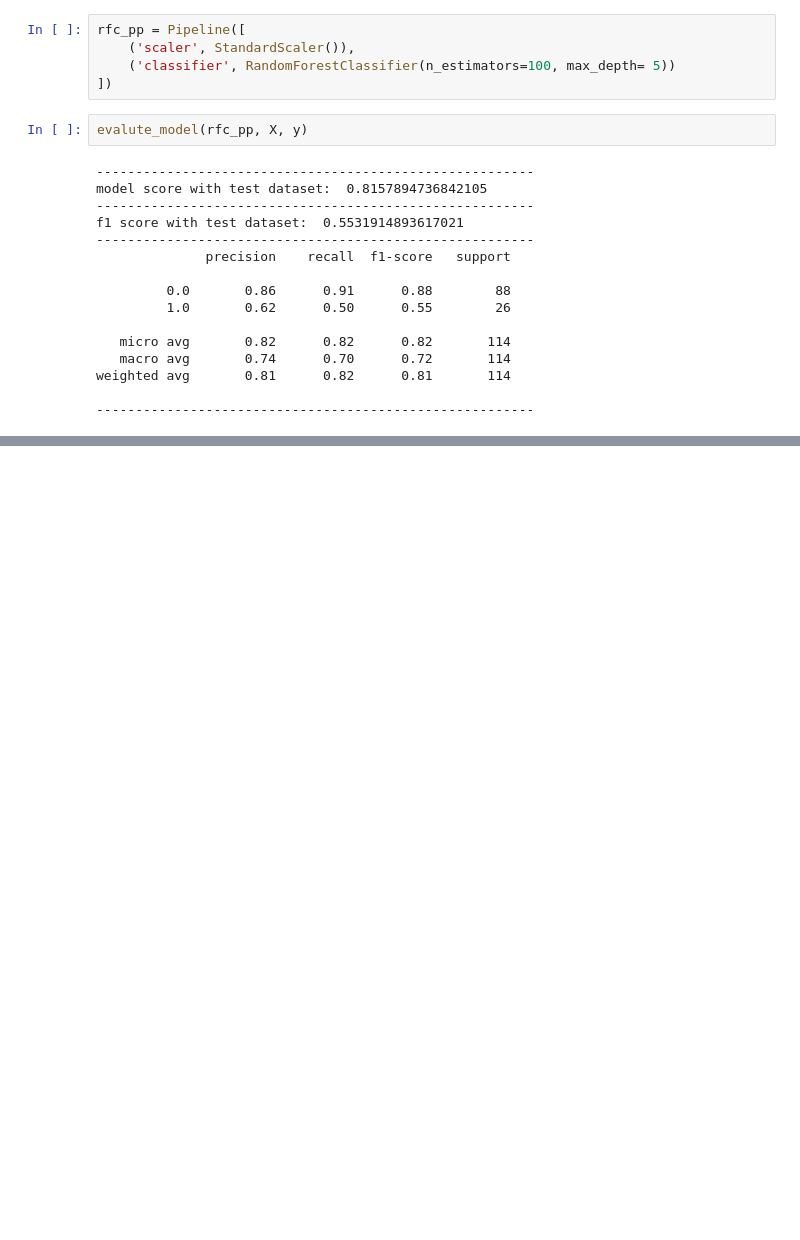
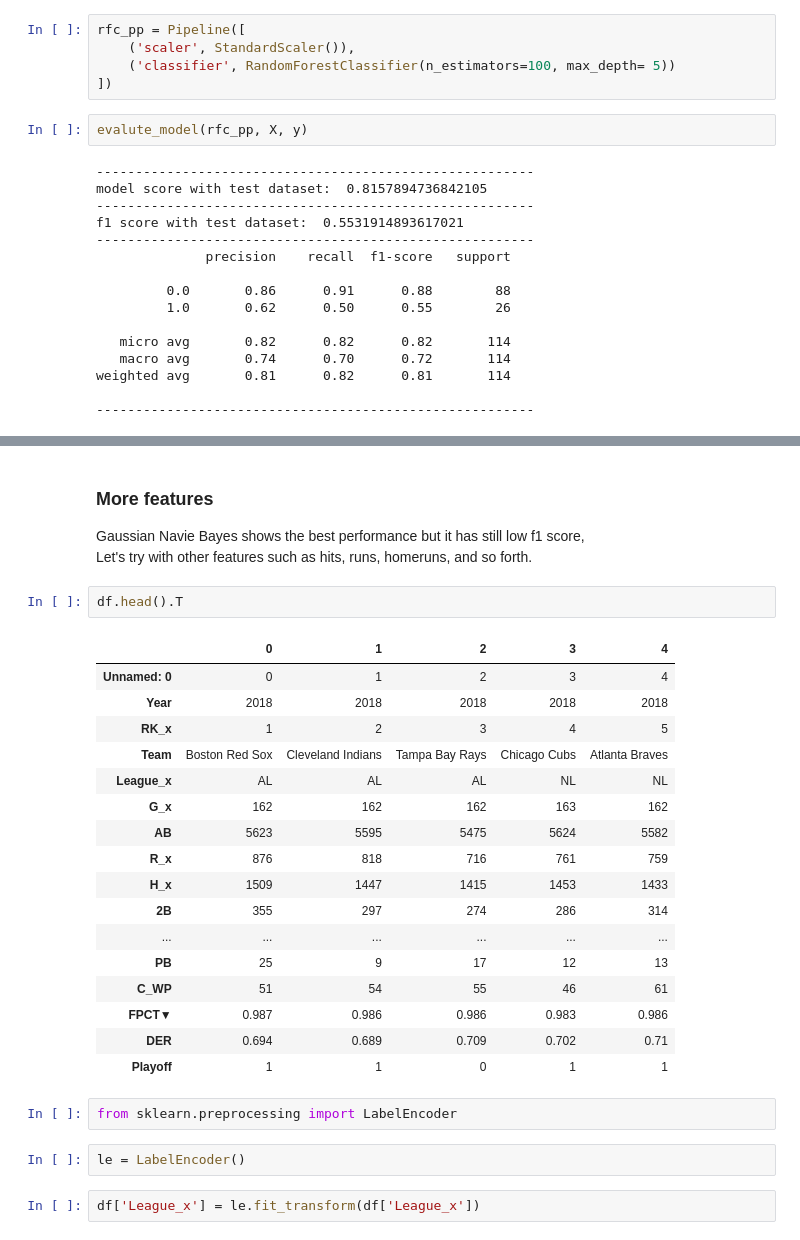
Before and after one commit to Teosoft7/predict_mlb, a Jupyter notebook: predict_MLB.ipynb, the cells around one changed output, grey strips where cells are left out. Saved outputs shown, nothing was run; the diff lists cells and outputs as text; blank space fills up the shorter version.

Commit message:
add prediction model with other features

```diff
--- a/predict_MLB.ipynb
+++ b/predict_MLB.ipynb
@@ -770,0 +800,31 @@ weighted avg       0.81      0.82      0.81       114
+# %% [markdown]
+### More features
+
+Gaussian Navie Bayes shows the best performance but it has still low f1 score,
+Let's try with other features such as hits, runs, homeruns, and so forth.
+# %%
+df.head().T
+# %% [output]
+|  | 0 | 1 | 2 | 3 | 4 |
+| Unnamed: 0 | 0 | 1 | 2 | 3 | 4 |
+| Year | 2018 | 2018 | 2018 | 2018 | 2018 |
+| RK_x | 1 | 2 | 3 | 4 | 5 |
+| Team | Boston Red Sox | Cleveland Indians | Tampa Bay Rays | Chicago Cubs | Atlanta Braves |
+| League_x | AL | AL | AL | NL | NL |
+| G_x | 162 | 162 | 162 | 163 | 162 |
+| AB | 5623 | 5595 | 5475 | 5624 | 5582 |
+| R_x | 876 | 818 | 716 | 761 | 759 |
+| H_x | 1509 | 1447 | 1415 | 1453 | 1433 |
+| 2B | 355 | 297 | 274 | 286 | 314 |
+| ... | ... | ... | ... | ... | ... |
+| PB | 25 | 9 | 17 | 12 | 13 |
+| C_WP | 51 | 54 | 55 | 46 | 61 |
+| FPCT▼ | 0.987 | 0.986 | 0.986 | 0.983 | 0.986 |
+| DER | 0.694 | 0.689 | 0.709 | 0.702 | 0.71 |
+| Playoff | 1 | 1 | 0 | 1 | 1 |
+# %%
+from sklearn.preprocessing import LabelEncoder
+# %%
+le = LabelEncoder()
+# %%
+df['League_x'] = le.fit_transform(df['League_x'])
```
Also changed, not shown: parts of 18 cells of this notebook, 1 other file.
